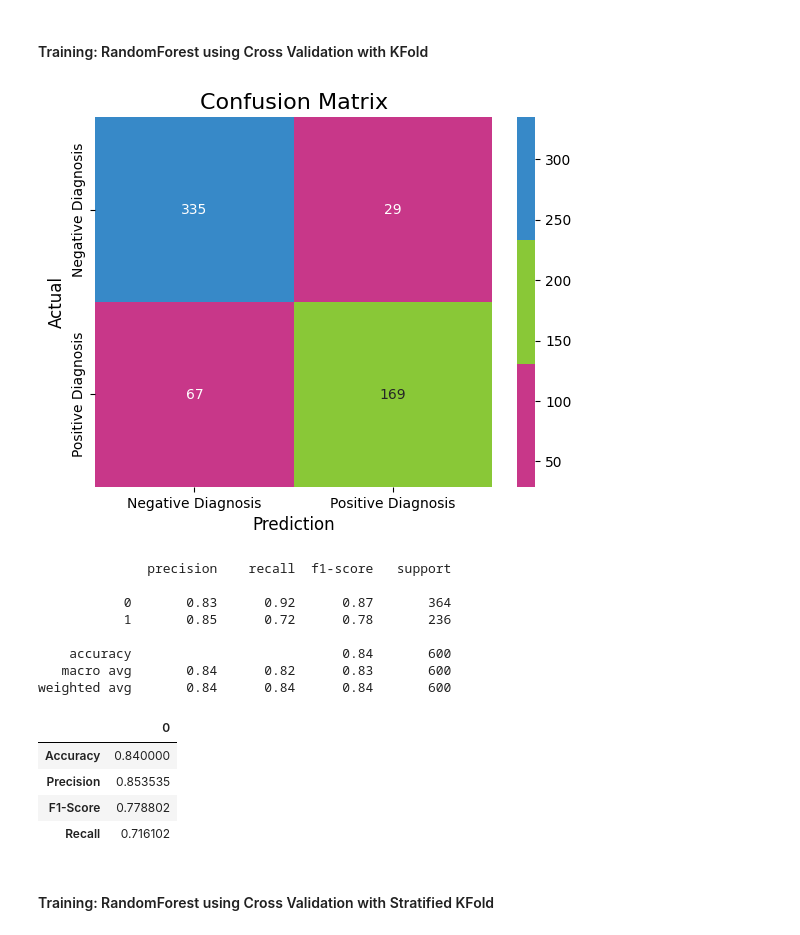
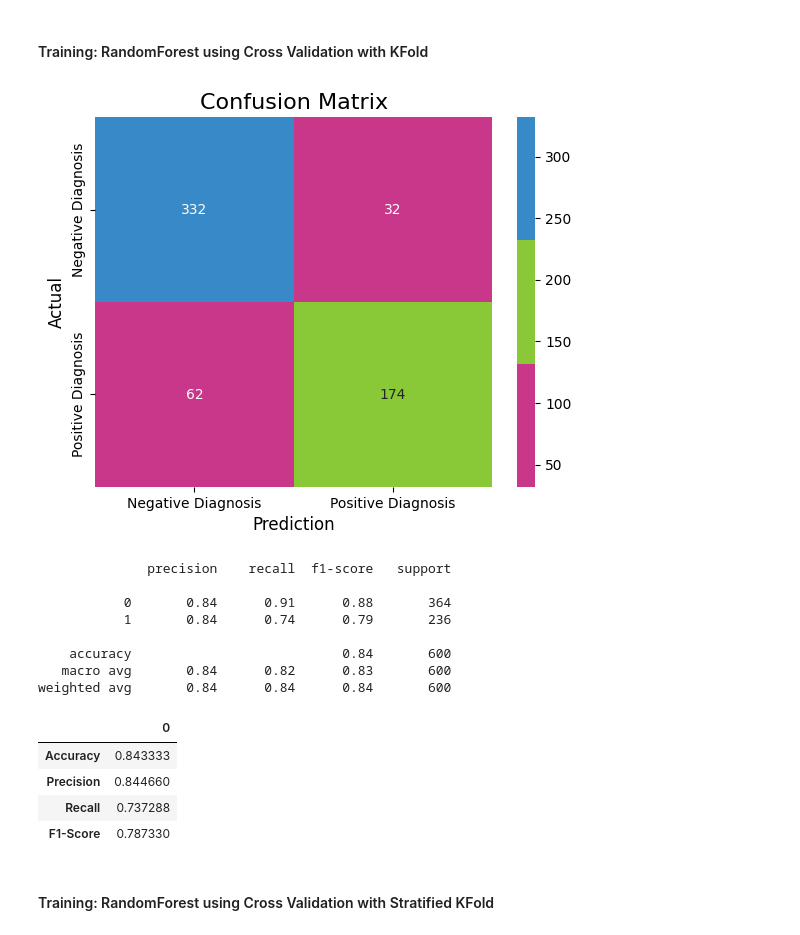
Before and after one commit to belcogo/data-analysis-for-machine-learning, a Jupyter notebook: demo.ipynb, the cells around one changed output. Cells and saved outputs as stored; diff of their text form; code cells hidden in the pictures.

```diff
--- a/demo.ipynb
+++ b/demo.ipynb
@@ -276,7 +276,7 @@ weighted avg       0.84      0.84      0.83       600
 #### Training: RandomForest using Cross Validation with KFold
 # %%
 kfold = KFold(n_splits=12)
-classifier_kfold = RandomForestClassifier(n_estimators=50, criterion="entropy")
+classifier_kfold = RandomForestClassifier(n_estimators=100, criterion="entropy")
 
 y_pred = cross_val_predict(classifier_kfold, X_test, y_test, cv=kfold)
 # %%
@@ -288,32 +288,32 @@ plt.xlabel('Prediction',fontsize=12)
 plt.title('Confusion Matrix',fontsize=16)
 plt.show()
 # %% [output]
-[figure, old version]
+[figure, new version]
 # %%
 report = classification_report(y_test, y_pred)
 print(report)
 
 # calculo das métricas
 accuracy = accuracy_score(y_test, y_pred)
 recall = recall_score(y_test, y_pred)
 precision = precision_score(y_test, y_pred)
 f1 = f1_score(y_test, y_pred)
 
-pd.DataFrame([accuracy, precision, f1, recall], ['Accuracy', 'Precision', 'F1-Score', 'Recall'])
+pd.DataFrame([accuracy, precision, recall, f1], ['Accuracy', 'Precision', 'Recall', 'F1-Score'])
 # %% [output]
               precision    recall  f1-score   support
 
-           0       0.83      0.92      0.87       364
-           1       0.85      0.72      0.78       236
+           0       0.84      0.91      0.88       364
+           1       0.84      0.74      0.79       236
 
     accuracy                           0.84       600
    macro avg       0.84      0.82      0.83       600
 weighted avg       0.84      0.84      0.84       600
 |  | 0 |
-| Accuracy | 0.840000 |
-| Precision | 0.853535 |
-| F1-Score | 0.778802 |
-| Recall | 0.716102 |
+| Accuracy | 0.843333 |
+| Precision | 0.844660 |
+| Recall | 0.737288 |
+| F1-Score | 0.787330 |
 # %% [markdown]
 #### Training: RandomForest using Cross Validation with Stratified KFold
 # %%
```
